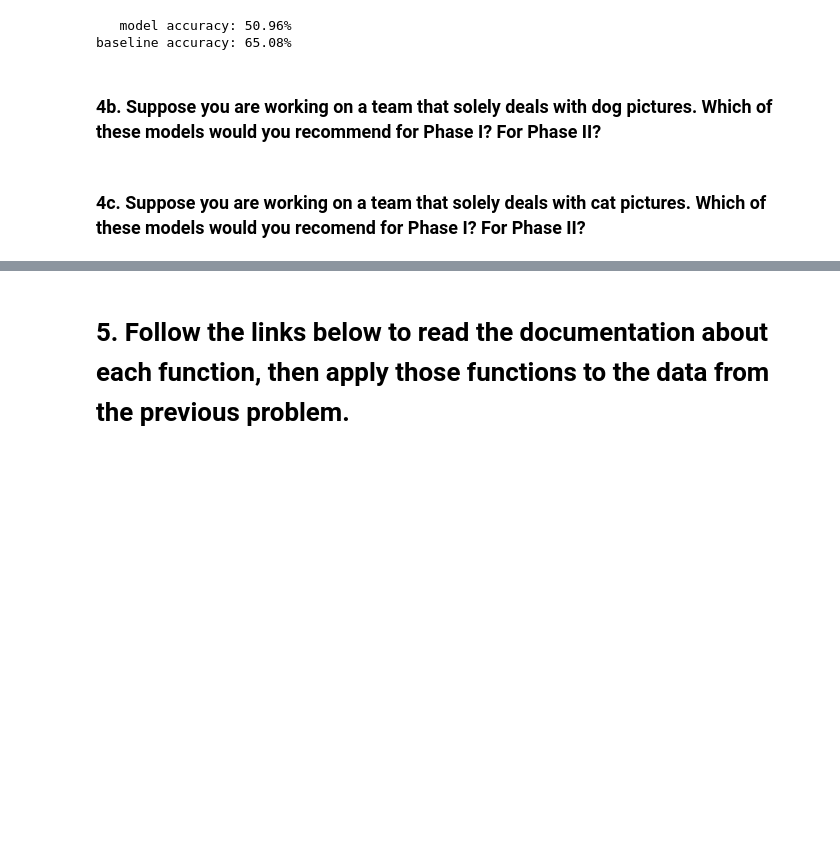
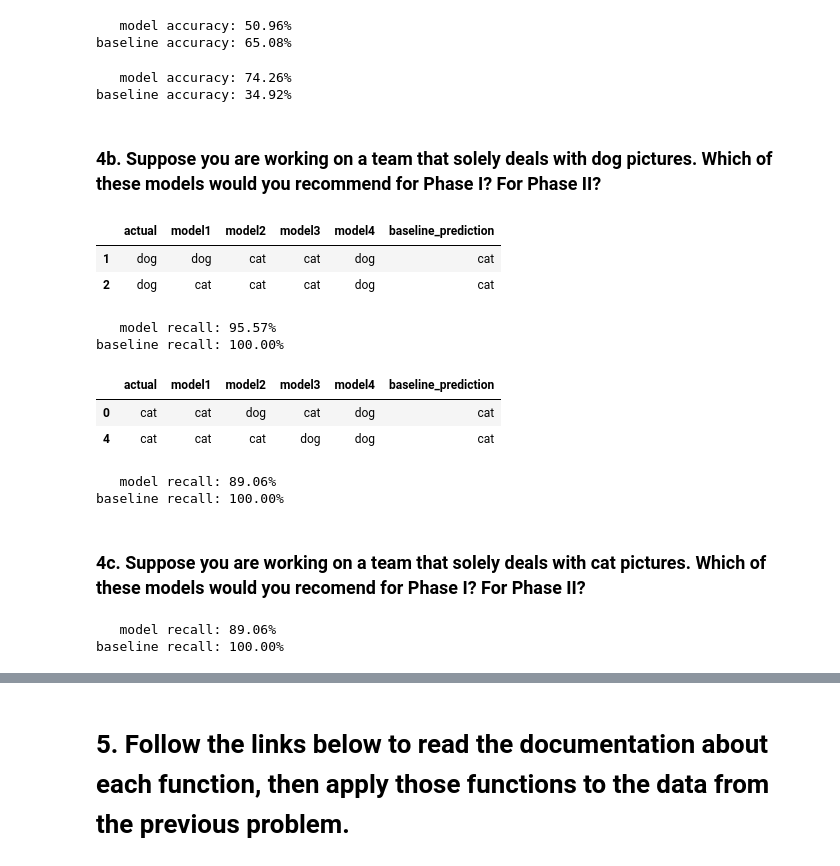
Before and after one commit to o0amandagomez0o/classification-exercises, a Jupyter notebook: model_evaluation.ipynb, the cells around one changed output, grey strips where cells are left out. Cells and saved outputs as stored; diff of their text form; code cells hidden in the pictures; blank space fills up the shorter version.

```diff
--- a/model_evaluation.ipynb
+++ b/model_evaluation.ipynb
@@ -343,6 +351,15 @@ print(f'baseline accuracy: {baseline_accuracy:.2%}')
 # %% [output]
    model accuracy: 50.96%
 baseline accuracy: 65.08%
+# %%
+model_accuracy = (paws.actual == paws.model4).mean()
+baseline_accuracy = (paws.actual == paws.baseline_prediction).mean()
+
+print(f'   model accuracy: {model_accuracy:.2%}')
+print(f'baseline accuracy: {baseline_accuracy:.2%}')
+# %% [output]
+   model accuracy: 74.26%
+baseline accuracy: 34.92%
 # %%
 # I believe Model 1 had a higher percentage b'c the increased amt of TP & TN
 # as that is what they are counting algebraically in the numerator.
@@ -350,0 +374,16 @@ baseline accuracy: 65.08%
+# %%
+subset_d = paws[paws.actual == 'dog']
+subset_d.head(2)
+# %% [output]
+|  | actual | model1 | model2 | model3 | model4 | baseline_prediction |
+| 1 | dog | dog | cat | cat | dog | cat |
+| 2 | dog | cat | cat | cat | dog | cat |
+# %%
+model_recall = (subset_d.actual == subset_d.model4).mean()
+baseline_recall = (subset_d.actual == subset_d.baseline_prediction).mean()
+
+print(f'   model recall: {model_recall:.2%}')
+print(f'baseline recall: {baseline_recall:.2%}')
+# %% [output]
+   model recall: 95.57%
+baseline recall: 100.00%
@@ -351,2 +392,18 @@ baseline accuracy: 65.08%
+# %%
+subset_c = paws[paws.actual == 'cat']
+subset_c.head(2)
+# %% [output]
+|  | actual | model1 | model2 | model3 | model4 | baseline_prediction |
+| 0 | cat | cat | dog | cat | dog | cat |
+| 4 | cat | cat | cat | dog | dog | cat |
+# %%
+model_recall = (subset_c.actual == subset_c.model2).mean()
+baseline_recall = (subset_c.actual == subset_c.baseline_prediction).mean()
+
+print(f'   model recall: {model_recall:.2%}')
+print(f'baseline recall: {baseline_recall:.2%}')
+# %% [output]
+   model recall: 89.06%
+baseline recall: 100.00%
 # %% [markdown]
 ### 4c. Suppose you are working on a team that solely deals with cat pictures. Which of these models would you recomend for Phase I? For Phase II?
@@ -352,0 +418,9 @@ baseline accuracy: 65.08%
+# %%
+model_recall = (subset_c.actual == subset_c.model2).mean()
+baseline_recall = (subset_c.actual == subset_c.baseline_prediction).mean()
+
+print(f'   model recall: {model_recall:.2%}')
+print(f'baseline recall: {baseline_recall:.2%}')
+# %% [output]
+   model recall: 89.06%
+baseline recall: 100.00%
```
Also changed, not shown: parts of 9 cells of this notebook.
